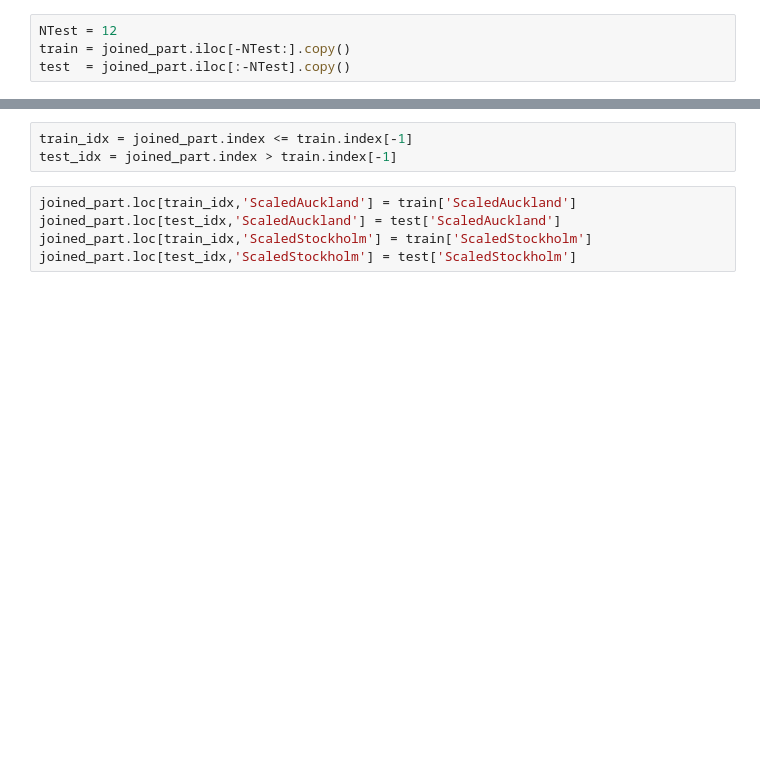
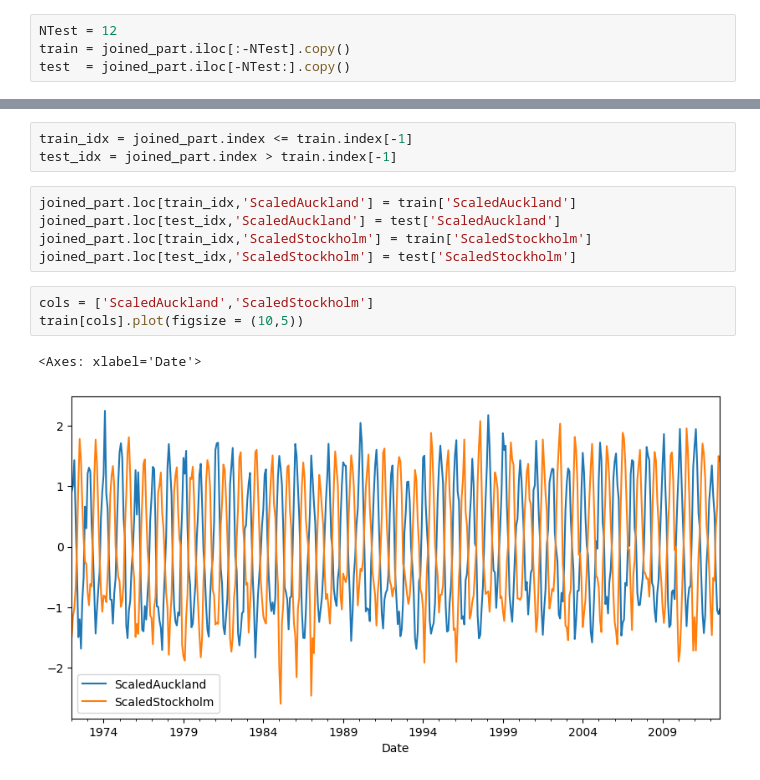
Before and after one commit to yeesem/Time-Series-Data-Analysis, a Jupyter notebook: VARMA_TEMPERATURE.ipynb, the cells around one changed output, grey strips where cells are left out. Saved outputs shown, nothing was run; the diff lists cells and outputs as text; blank space fills up the shorter version.

```diff
--- a/VARMA_TEMPERATURE.ipynb
+++ b/VARMA_TEMPERATURE.ipynb
@@ -140,8 +140,8 @@ joined_part.plot(figsize = (10,5));
 [figure]
 # %%
 NTest = 12
-train = joined_part.iloc[-NTest:].copy()
-test  = joined_part.iloc[:-NTest].copy()
+train = joined_part.iloc[:-NTest].copy()
+test  = joined_part.iloc[-NTest:].copy()
 # %%
 scaler_auckland = StandardScaler()
 train['ScaledAuckland'] = scaler_auckland.fit_transform(
@@ -164,3 +164,9 @@ joined_part.loc[train_idx,'ScaledAuckland'] = train['ScaledAuckland']
 joined_part.loc[test_idx,'ScaledAuckland'] = test['ScaledAuckland']
 joined_part.loc[train_idx,'ScaledStockholm'] = train['ScaledStockholm']
 joined_part.loc[test_idx,'ScaledStockholm'] = test['ScaledStockholm']
+# %%
+cols = ['ScaledAuckland','ScaledStockholm']
+train[cols].plot(figsize = (10,5))
+# %% [output]
+<Axes: xlabel='Date'>
+[figure, added]
```
Also changed, not shown: parts of 2 cells of this notebook.
